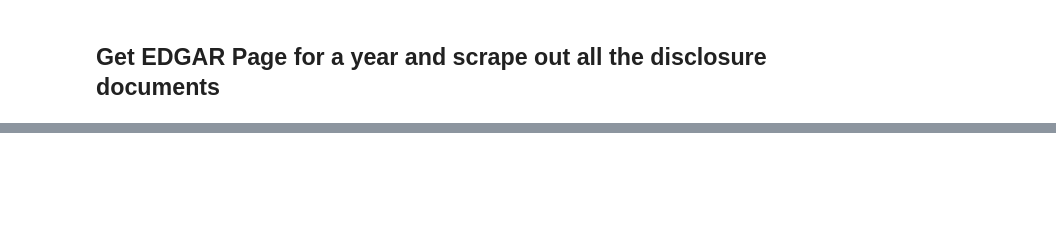
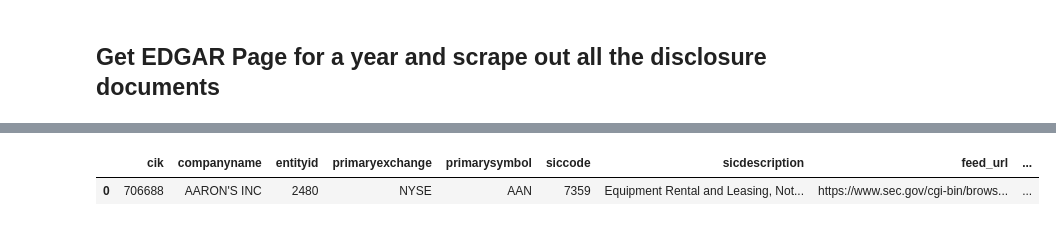
Before and after one commit to MiningTheDisclosures/mining-the-disclosures, a Jupyter notebook: sec-filings/Notebooks/Get data from edgar.ipynb, the cells around one changed output, grey strips where cells are left out. Cells and saved outputs as stored; diff of their text form; code cells hidden in the pictures; blank space fills up the shorter version.

```diff
--- a/sec-filings/Notebooks/Get data from edgar.ipynb
+++ b/sec-filings/Notebooks/Get data from edgar.ipynb
@@ -103 +100,9 @@ soup = BeautifulSoup(summary_page_response.content, 'html.parser')
+# %%
+# Some test data
+subset = cik_codes_with_feeds.copy()
+subset = subset[0:1]
+subset
+# %% [output]
+|  | cik | companyname | entityid | primaryexchange | primarysymbol | siccode | sicdescription | feed_url | ... |
+| 0 | 706688 | AARON'S INC | 2480 | NYSE | AAN | 7359 | Equipment Rental and Leasing, Not... | https://www.sec.gov/cgi-bin/brows... | ... |
 # %%
```
Also changed, not shown: parts of 31 cells of this notebook, 4 other files.
